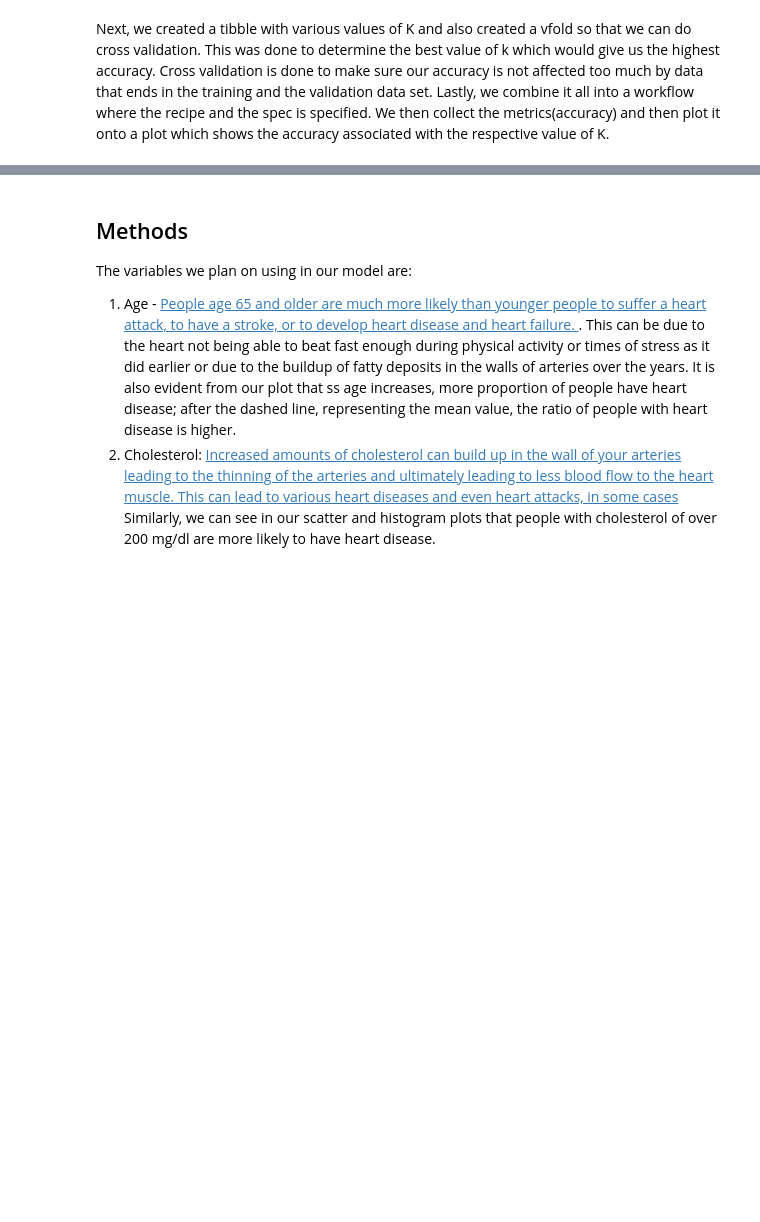
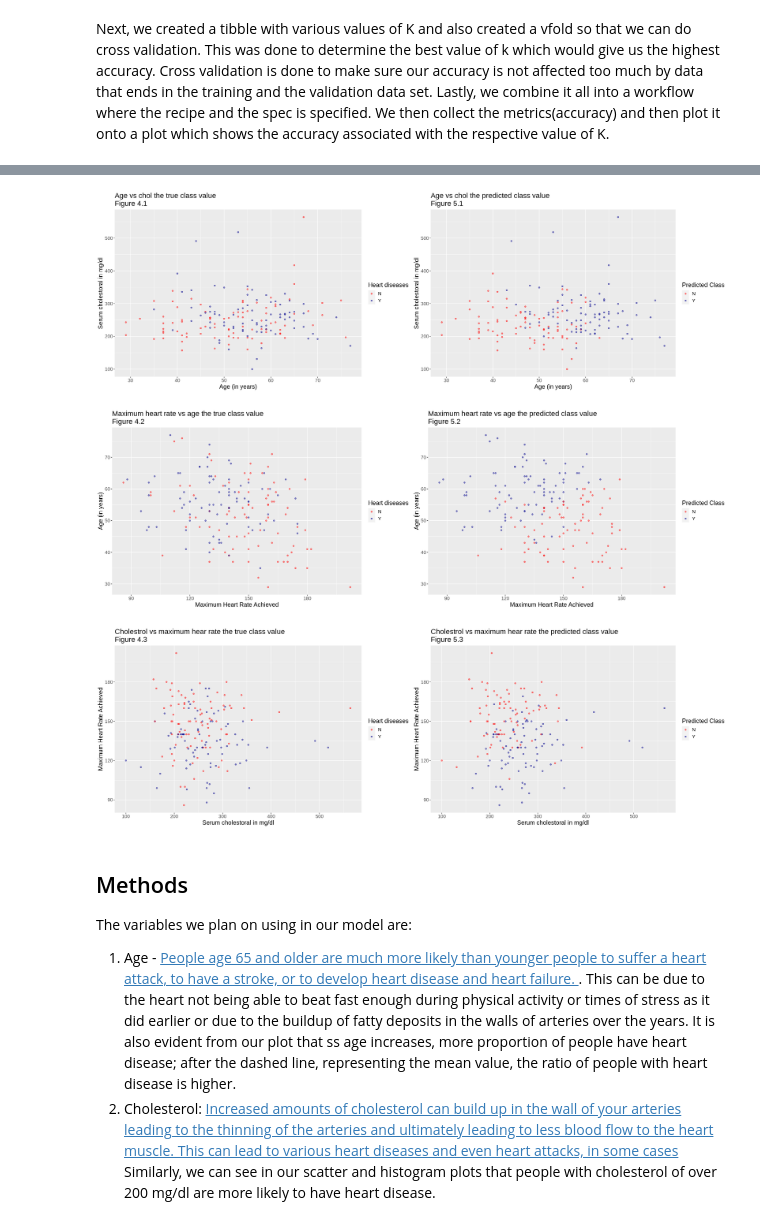
Before and after one commit to alisalamatian1/Heart_disease_prediction, a Jupyter notebook: Report.ipynb, the cells around one changed output, grey strips where cells are left out. Drawn from its saved outputs; the diff is of its cells as text; code cells hidden in the pictures; blank space fills up the shorter version.

```diff
--- a/Report.ipynb
+++ b/Report.ipynb
@@ -367,6 +427,6 @@ heart_vs_k_plot
 # %%
 set.seed(1)
-knn_spec <- nearest_neighbor(weight_func = "rectangular", neighbors = 21) %>%
+knn_spec <- nearest_neighbor(weight_func = "rectangular", neighbors = 23) %>%
     set_engine("kknn")%>%
     set_mode("classification")
 
@@ -390,64 +459,74 @@ confusion_metric
 # %%
-#Vissualization
+#Visualization
 #the actual plot vs the one that we predict
 options(repr.plot.height = 7, repr.plot.width=22)
 
 
 age_chol_true <- heart_data_testing %>%
-    ggplot(aes(x = age, y = chol, color = heart_disease)) +
+    ggplot(aes(x = age, y = chol, colour = heart_disease)) +
     geom_point(stat = "identity", alpha = 0.5)+
-    labs(x="Age (in years)", y = "Serum cholestoral in mg/dl")+
+    labs(x="Age (in years)", y = "Serum cholestoral in mg/dl", colour = "Heart diseases")+
     theme (text = element_text (size = 15)) +
     scale_color_manual(values = c("Y" = "DarkBlue", "N" = "Red")) +
-    ggtitle ("Age vs chol the ture class value")
+    ggtitle ("Age vs chol the true class value
+Figure 4.1")
 
 
 age_chol_pred <- heart_test_predictions %>%
     ggplot(aes(x = age, y = chol, color = .pred_class)) +
     geom_point(stat = "identity", alpha = 0.5)+
-    labs(x="Age (in years)", y = "Serum cholestoral in mg/dl")+
+    labs(x="Age (in years)", y = "Serum cholestoral in mg/dl", colour = "Predicted Class")+
     theme (text = element_text (size = 15)) +
     scale_color_manual(values = c("Y" = "DarkBlue", "N" = "Red")) +
-    ggtitle ("Age vs chol the predicted class value")
+    ggtitle ("Age vs chol the predicted class value
+Figure 5.1")
 
 
 grid.arrange(age_chol_true, age_chol_pred, nrow=1)
 
 thalach_age_true <- heart_test_predictions %>%
     ggplot(aes(x = thalach, y = age, color = heart_disease)) +
     geom_point(stat = "identity", alpha = 0.5)+
-    labs(x = "Maximum Heart Rate Achieved", y= "Age (in years)")+
+    labs(x = "Maximum Heart Rate Achieved", y= "Age (in years)", color = "Heart diseases")+
     theme (text = element_text (size = 15)) +
     scale_color_manual(values = c("Y" = "DarkBlue", "N" = "Red")) +
-    ggtitle ("Maximum heart rate vs age the ture class value")
+    ggtitle ("Maximum heart rate vs age the true class value
+Figure 4.2")
 
 thalach_age_pred <- heart_test_predictions %>%
     ggplot(aes(x = thalach, y = age, color = .pred_class)) +
     geom_point(stat = "identity", alpha = 0.5)+
-    labs(x = "Maximum Heart Rate Achieved", y= "Age (in years)")+
+    labs(x = "Maximum Heart Rate Achieved", y= "Age (in years)", color = "Predicted Class")+
     theme (text = element_text (size = 15))+
     scale_color_manual(values = c("Y" = "DarkBlue", "N" = "Red")) +
-    ggtitle ("Maximum heart rate vs age the predicted class value")
+    ggtitle ("Maximum heart rate vs age the predicted class value
+Figure 5.2")
 
 grid.arrange(thalach_age_true, thalach_age_pred, nrow=1)
 
 chol_thalach_true<- heart_test_predictions %>%
     ggplot(aes(x = chol, y = thalach , color = heart_disease)) +
     geom_point(stat = "identity", alpha = 0.5)+
-    labs(x = "Serum cholestoral in mg/dl" , y= "Maximum Heart Rate Achieved")+
+    labs(x = "Serum cholestoral in mg/dl" , y= "Maximum Heart Rate Achieved", color = "Heart diseases")+
     theme (text = element_text (size = 15))+
     scale_color_manual(values = c("Y" = "DarkBlue", "N" = "Red")) +
-    ggtitle ("Cholestrol vs maximum hear rate the ture class value")
+    ggtitle ("Cholestrol vs maximum hear rate the true class value
+Figure 4.3")
 
 chol_thalach_pred <- heart_test_predictions %>%
     ggplot(aes(x = chol, y = thalach , color = .pred_class)) +
     geom_point(stat = "identity", alpha = 0.5)+
-    labs(x = "Serum cholestoral in mg/dl" , y= "Maximum Heart Rate Achieved")+
+    labs(x = "Serum cholestoral in mg/dl" , y= "Maximum Heart Rate Achieved", color = "Predicted Class")+
     theme (text = element_text (size = 15)) +
     scale_color_manual(values = c("Y" = "DarkBlue", "N" = "Red")) +
-    ggtitle ("Cholestrol vs maximum hear rate the predicted class value")
+    ggtitle ("Cholestrol vs maximum hear rate the predicted class value
+Figure 5.3")
 
 grid.arrange(chol_thalach_true, chol_thalach_pred, nrow=1)
+# %% [output]
+[figure, added]
+[figure, added]
+[figure, added]
 # %% [markdown]
 ## Methods
 
```
Also changed, not shown: parts of 6 cells of this notebook.
